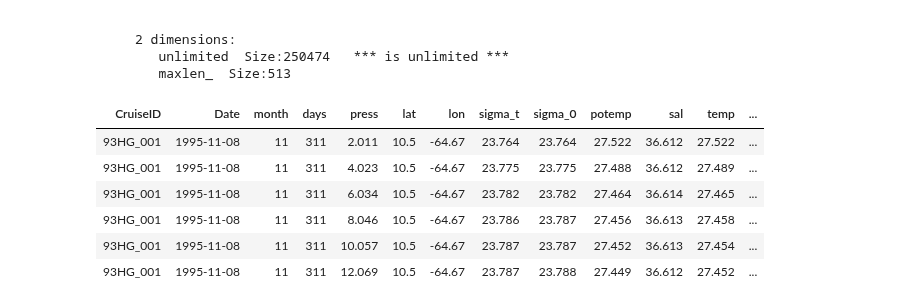
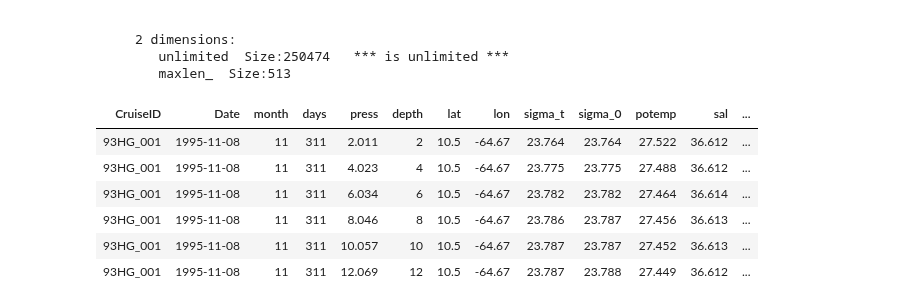
Before and after one commit to ben1post/BennyPhD, a Jupyter notebook: CaRiaco/RegimeShiftNotebooks/Read_CTDdat_ncdf.R.ipynb, the cells around one changed output. Cells and saved outputs as stored; diff of their text form; code cells hidden in the pictures.

```diff
--- a/CaRiaco/RegimeShiftNotebooks/Read_CTDdat_ncdf.R.ipynb
+++ b/CaRiaco/RegimeShiftNotebooks/Read_CTDdat_ncdf.R.ipynb
@@ -29,6 +29,7 @@ CruiseID <- ncvar_get(nctdin,"Cruise_ID")
 date <- ncvar_get(nctdin,"Date")
 month <- ncvar_get(nctdin,"Month")
 press <- ncvar_get(nctdin,"press")
+depth <- ncvar_get(nctdin,"depth")
 sigma_t <- ncvar_get(nctdin,"sigma_t")
 sigma_0 <- ncvar_get(nctdin, "sigma_0")
 potemp <- ncvar_get(nctdin, "potemp")
@@ -62,29 +63,29 @@ File DATA_raw/CTD.netcdf (NC_FORMAT_CLASSIC):
 # %%
 # date format
 DateString <- date
 Date <- as.POSIXlt(as.character(date), format="%Y%m%d")
 
 days <- Date$yday
 
 # reformat NAs
 press[press<0] <- NA
 sigma_t[sigma_t<0] <- NA
 sigma_0[sigma_0<0] <- NA
 potemp[potemp<0] <- NA
 sal[sal<0] <- NA
 temp[temp<0] <- NA
 beam_att[beam_att<0] <- NA
 beam_cp[beam_cp<0] <- NA
 fluor_chla[fluor_chla<0] <- NA
 
 # create data.frame (without NAs)
-CTDdat <- data.frame(CruiseID,Date,month,days,press,lat,lon,sigma_t,sigma_0,potemp,sal,temp,beam_att,beam_cp,fluor_chla)[complete.cases(CruiseID),]
+CTDdat <- data.frame(CruiseID,Date,month,days,press,depth,lat,lon,sigma_t,sigma_0,potemp,sal,temp,beam_att,beam_cp,fluor_chla)
 head(CTDdat)
 # %% [output]
-| CruiseID | Date | month | days | press | lat | lon | sigma_t | sigma_0 | potemp | sal | temp | ... |
-| 93HG_001 | 1995-11-08 | 11 | 311 | 2.011 | 10.5 | -64.67 | 23.764 | 23.764 | 27.522 | 36.612 | 27.522 | ... |
-| 93HG_001 | 1995-11-08 | 11 | 311 | 4.023 | 10.5 | -64.67 | 23.775 | 23.775 | 27.488 | 36.612 | 27.489 | ... |
-| 93HG_001 | 1995-11-08 | 11 | 311 | 6.034 | 10.5 | -64.67 | 23.782 | 23.782 | 27.464 | 36.614 | 27.465 | ... |
-| 93HG_001 | 1995-11-08 | 11 | 311 | 8.046 | 10.5 | -64.67 | 23.786 | 23.787 | 27.456 | 36.613 | 27.458 | ... |
-| 93HG_001 | 1995-11-08 | 11 | 311 | 10.057 | 10.5 | -64.67 | 23.787 | 23.787 | 27.452 | 36.613 | 27.454 | ... |
-| 93HG_001 | 1995-11-08 | 11 | 311 | 12.069 | 10.5 | -64.67 | 23.787 | 23.788 | 27.449 | 36.612 | 27.452 | ... |
+| CruiseID | Date | month | days | press | depth | lat | lon | sigma_t | sigma_0 | potemp | sal | ... |
+| 93HG_001 | 1995-11-08 | 11 | 311 | 2.011 | 2 | 10.5 | -64.67 | 23.764 | 23.764 | 27.522 | 36.612 | ... |
+| 93HG_001 | 1995-11-08 | 11 | 311 | 4.023 | 4 | 10.5 | -64.67 | 23.775 | 23.775 | 27.488 | 36.612 | ... |
+| 93HG_001 | 1995-11-08 | 11 | 311 | 6.034 | 6 | 10.5 | -64.67 | 23.782 | 23.782 | 27.464 | 36.614 | ... |
+| 93HG_001 | 1995-11-08 | 11 | 311 | 8.046 | 8 | 10.5 | -64.67 | 23.786 | 23.787 | 27.456 | 36.613 | ... |
+| 93HG_001 | 1995-11-08 | 11 | 311 | 10.057 | 10 | 10.5 | -64.67 | 23.787 | 23.787 | 27.452 | 36.613 | ... |
+| 93HG_001 | 1995-11-08 | 11 | 311 | 12.069 | 12 | 10.5 | -64.67 | 23.787 | 23.788 | 27.449 | 36.612 | ... |
```
Also changed, not shown: parts of 1 cell of this notebook, 29 other files.
